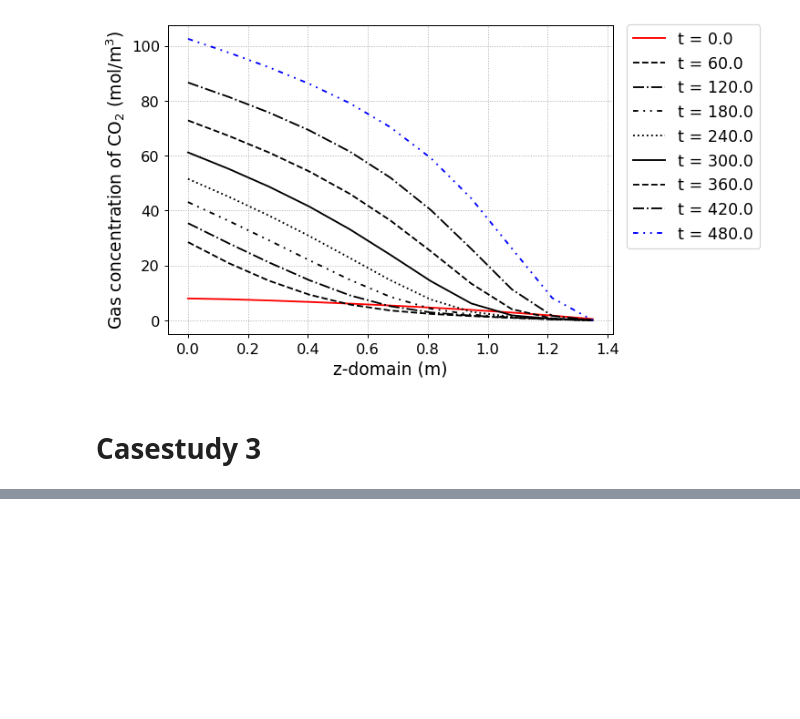
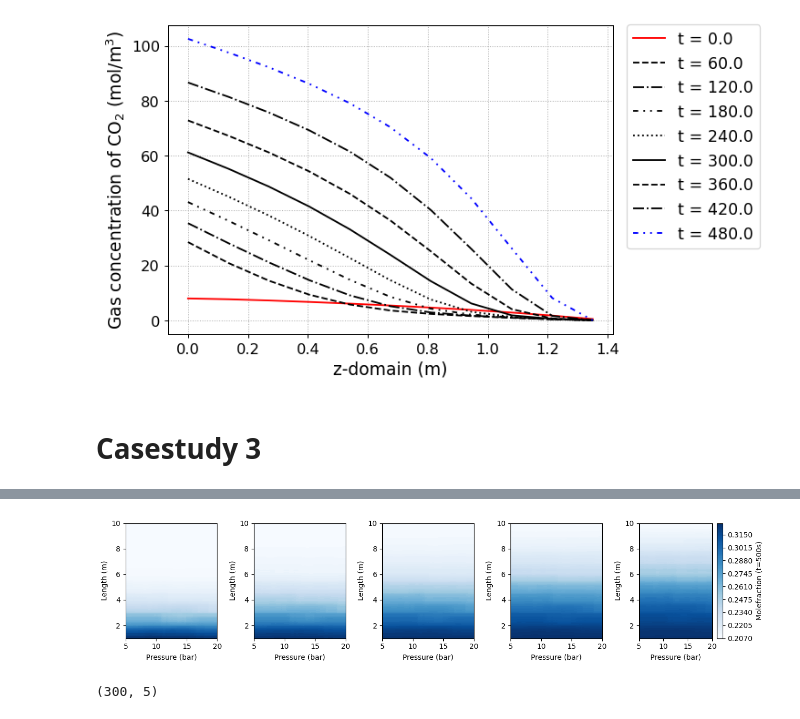
Before and after one commit to NahyeonAn/pyAPEP, a Jupyter notebook: Usage & casestudies/2. Casestudies.ipynb, the cells around one changed output, grey strips where cells are left out. Saved outputs shown, nothing was run; the diff lists cells and outputs as text; code cells hidden in the pictures; blank space fills up the shorter version.

```diff
--- a/Usage & casestudies/2. Casestudies.ipynb
+++ b/Usage & casestudies/2. Casestudies.ipynb
@@ -567,0 +623,26 @@ array([5.53, 0.32, 13,
+# %%
+# Model application
+from itertools import product
+L_dom = np.linspace(1, 10, 100)
+R_dom = np.linspace(0.1, 0.5, 100)
+
+LR_dom = np.array(list(product(L_dom, R_dom)))
+x_dom = np.insert(LR_dom, 2, 9 ,axis= 1)
+
+y_pred = model.predict(x_dom)
+
+fig,ax=plt.subplots(1,5, figsize=(13,3), dpi=100)
+for i in range(5):
+    y_dom = (y_pred[:,i]).reshape(100, 100)
+    cp = ax[i].contourf(P_dom, L_dom, y_dom, cmap= 'Blues', levels=100)
+    ax[i].set_xlabel('Pressure (bar)')
+    ax[i].set_ylabel('Length (m)')
+fig.colorbar(cp, label=f'Molefraction (t={(i+1)*100}s)') # Add a colorbar to a plot
+plt.tight_layout()
+plt.show()
+# %% [output]
+[figure, added]
+# %%
+y_test.shape
+# %% [output]
+(300, 5)
```
Also changed, not shown: parts of 12 cells of this notebook, 3 other files.
